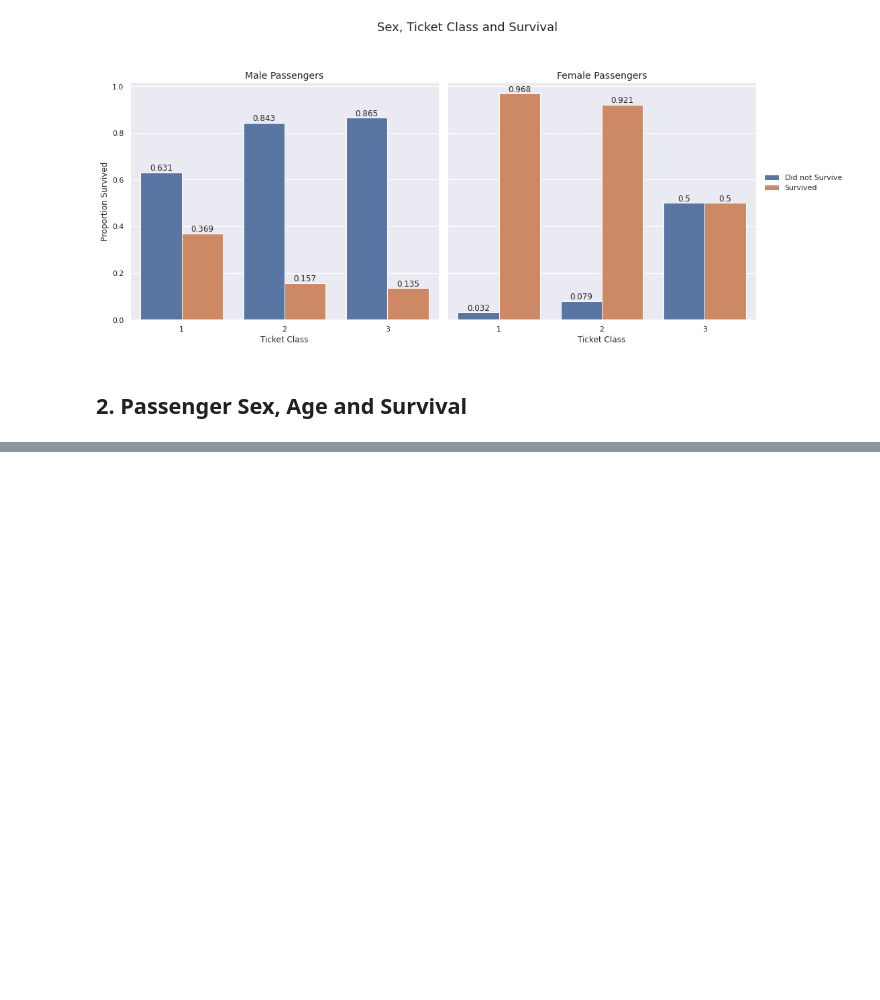
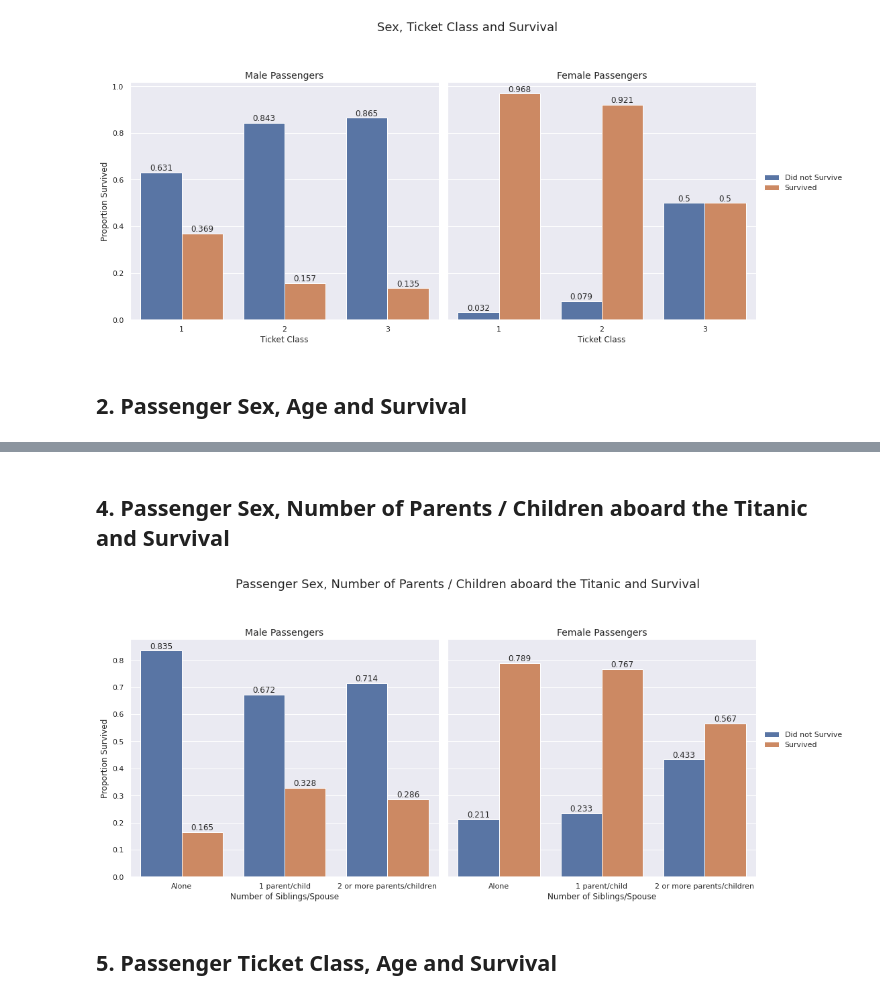
Before and after one commit to benyamindsmith/kaggle, a Jupyter notebook: another-titanic-data-analysis.ipynb, the cells around one changed output, grey strips where cells are left out. Saved outputs shown, nothing was run; the diff lists cells and outputs as text; code cells hidden in the pictures; blank space fills up the shorter version.

```diff
--- a/another-titanic-data-analysis.ipynb
+++ b/another-titanic-data-analysis.ipynb
@@ -485,0 +492,73 @@ plt.show()
+# %% [markdown]
+## 4. Passenger Sex, Number of Parents / Children aboard the Titanic and Survival
+# %%
+#Data wrangling
+maleAlone = dt.groupby(['Survived','Sex',"Parch_Class"])\
+                            .count()\
+                            .reset_index()[['Survived','Parch_Class','Sex','PassengerId']].query("Sex=='male' & Parch_Class=='Alone'")
+malePlusOne = dt.groupby(['Survived','Sex',"Parch_Class"])\
+                            .count()\
+                            .reset_index()[['Survived','Parch_Class','Sex','PassengerId']].query("Sex=='male' & Parch_Class=='1 parent/child'")
+male2andMore = dt.groupby(['Survived','Sex',"Parch_Class"])\
+                            .count()\
+                            .reset_index()[['Survived','Parch_Class','Sex','PassengerId']].query("Sex=='male' & Parch_Class=='2 or more parents/children'")
+
+femaleAlone = dt.groupby(['Survived','Sex',"Parch_Class"])\
+                            .count()\
+                            .reset_index()[['Survived','Parch_Class','Sex','PassengerId']].query("Sex=='female' & Parch_Class=='Alone'")
+femalePlusOne = dt.groupby(['Survived','Sex',"Parch_Class"])\
+                            .count()\
+                            .reset_index()[['Survived','Parch_Class','Sex','PassengerId']].query("Sex=='female' & Parch_Class=='1 parent/child'")
+female2andMore = dt.groupby(['Survived','Sex',"Parch_Class"])\
+                            .count()\
+                            .reset_index()[['Survived','Parch_Class','Sex','PassengerId']].query("Sex=='female' & Parch_Class=='2 or more parents/children'")
+
+
+maleAlone["Proportion Survived"] = maleAlone["PassengerId"].apply(lambda x: x/sum( maleAlone["PassengerId"]))
+
+malePlusOne["Proportion Survived"]= malePlusOne["PassengerId"].apply(lambda x: x/sum( malePlusOne["PassengerId"]))
+
+male2andMore["Proportion Survived"]= male2andMore["PassengerId"].apply(lambda x: x/sum( male2andMore["PassengerId"]))
+
+femaleAlone["Proportion Survived"]= femaleAlone["PassengerId"].apply(lambda x: x/sum( femaleAlone["PassengerId"]))
+
+femalePlusOne["Proportion Survived"]= femalePlusOne["PassengerId"].apply(lambda x: x/sum( femalePlusOne["PassengerId"]))
+
+female2andMore["Proportion Survived"]= female2andMore["PassengerId"].apply(lambda x: x/sum(female2andMore["PassengerId"]))
+
+
+ax = sns.catplot(
+    x='Parch_Class',
+    y='Proportion Survived',
+    hue='Survived',
+    col= 'Sex',
+    kind='bar',
+    height=7,
+    data=pd.concat([maleAlone,malePlusOne,male2andMore,femaleAlone,femalePlusOne,female2andMore]),
+    legend=False
+)
+
+# iterate through axes
+for g in ax.axes.ravel():
+
+    # add annotations
+    for c in g.containers:
+        labels = [f'{round(v.get_height(),3)}' for v in c]
+        g.bar_label(c, labels=labels, label_type='edge')
+
+
+ax.set(xlabel="Number of Siblings/Spouse")
+ax1, ax2 = ax.axes[0]
+ax1.set_title("Male Passengers",size=14)
+ax2.set_title("Female Passengers",size=14)
+ax.fig.subplots_adjust(top=0.8)
+hue_labels = ['Did not Survive', 'Survived']
+ax.add_legend(legend_data={
+    key: value for key, value in zip(hue_labels, ax._legend_data.values())
+})
+ax.fig.suptitle("Passenger Sex, Number of Parents / Children aboard the Titanic and Survival",size=18)
+plt.show()
+# %% [output]
+[figure, added]
+# %% [markdown]
+## 5. Passenger Ticket Class, Age and Survival
```
Also changed, not shown: parts of 4 cells of this notebook.
